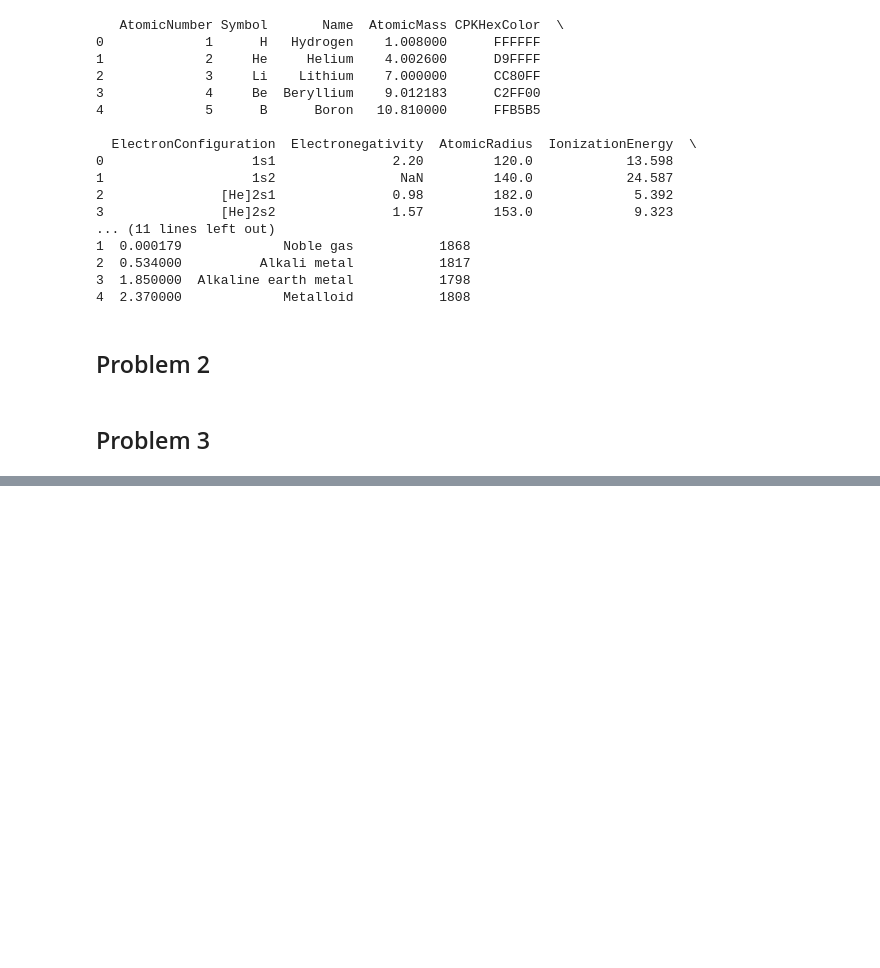
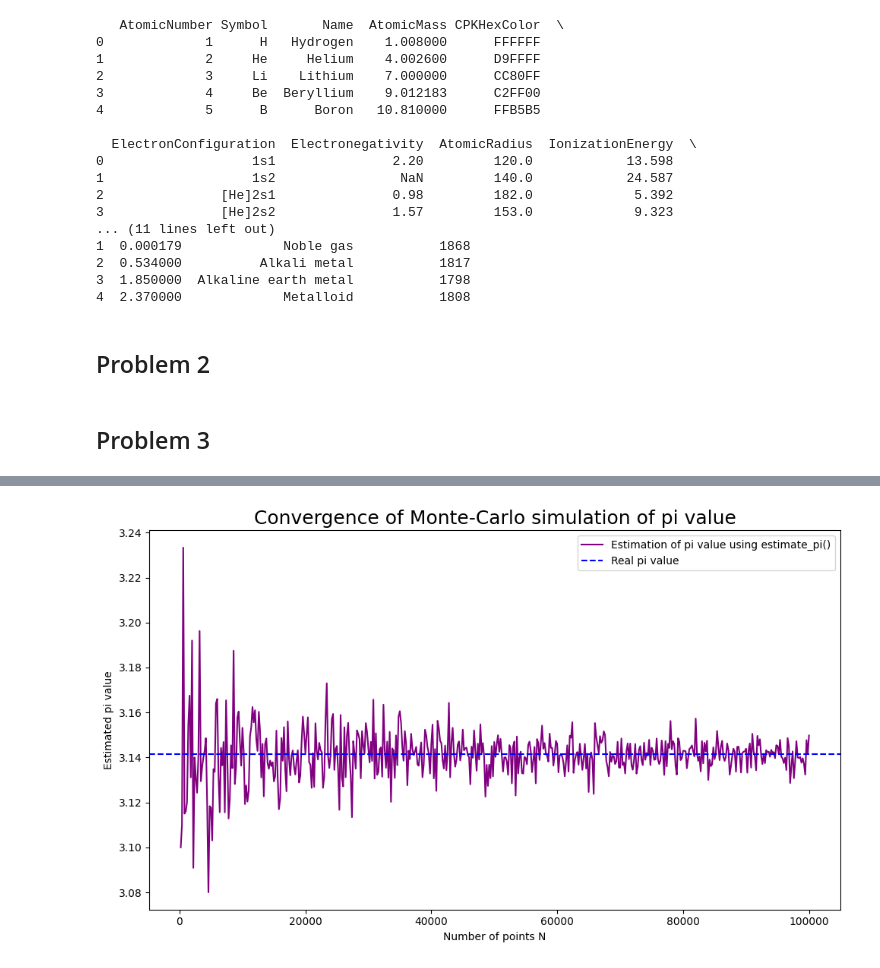
Before and after one commit to clarice-m04/modellinglab, a Jupyter notebook: Assignment1.ipynb, the cells around one changed output, grey strips where cells are left out. Cells and saved outputs as stored; diff of their text form; code cells hidden in the pictures; blank space fills up the shorter version.

Commit message:
Code for graph and mean pi value

```diff
--- a/Assignment1.ipynb
+++ b/Assignment1.ipynb
@@ -42,6 +46,4 @@ print(df.head()) #just for now to see if it can be loaded for everyone
 # %%
-import random
-
 def estimate_pi(num_points_N):
     num_inside_circle = 0
     for i in range(num_points_N):
@@ -52,7 +54,8 @@ def estimate_pi(num_points_N):
             num_inside_circle += 1
 
     pi_estimation = 4 * (num_inside_circle)/(num_points_N)
-    print("The estimate value of pi is:", pi_estimation)
 
-estimate_pi(10**7)
+    return pi_estimation
+
+print(f"The estimated value of pi is : {estimate_pi(10**7)}")
 # %% [output]
@@ -59,0 +81,28 @@ The estimate value of pi is:  3.141394
+# %%
+import matplotlib.pyplot as plt
+import numpy as np
+
+def plot_convergence(num_points_N, step):
+    # x-values
+    N_values = list(range(step, num_points_N+1, step))
+    #y-values
+    pi_estimated_values = []
+
+    for i in N_values:
+        pi_estimated_values.append(estimate_pi(i))
+
+    # Graph parameters
+    plt.figure(figsize=(10, 6))
+    plt.plot(N_values, pi_estimated_values, linestyle = '-', marker = '', color = 'purple', label = 'Estimation of pi value using estimate_pi()')
+    plt.axhline(y= np.pi, color='b', linestyle ='--', label = 'Real pi value')
+    plt.legend()
+    plt.title("Convergence of Monte-Carlo simulation of pi value", size = 18)
+    plt.xlabel("Number of points N")
+    plt.ylabel("Estimated pi value")
+    plt.tight_layout()
+    plt.show()
+
+
+plot_convergence(10**5, 200)
+# %% [output]
+[figure, added]
```
Also changed, not shown: parts of 6 cells of this notebook.
